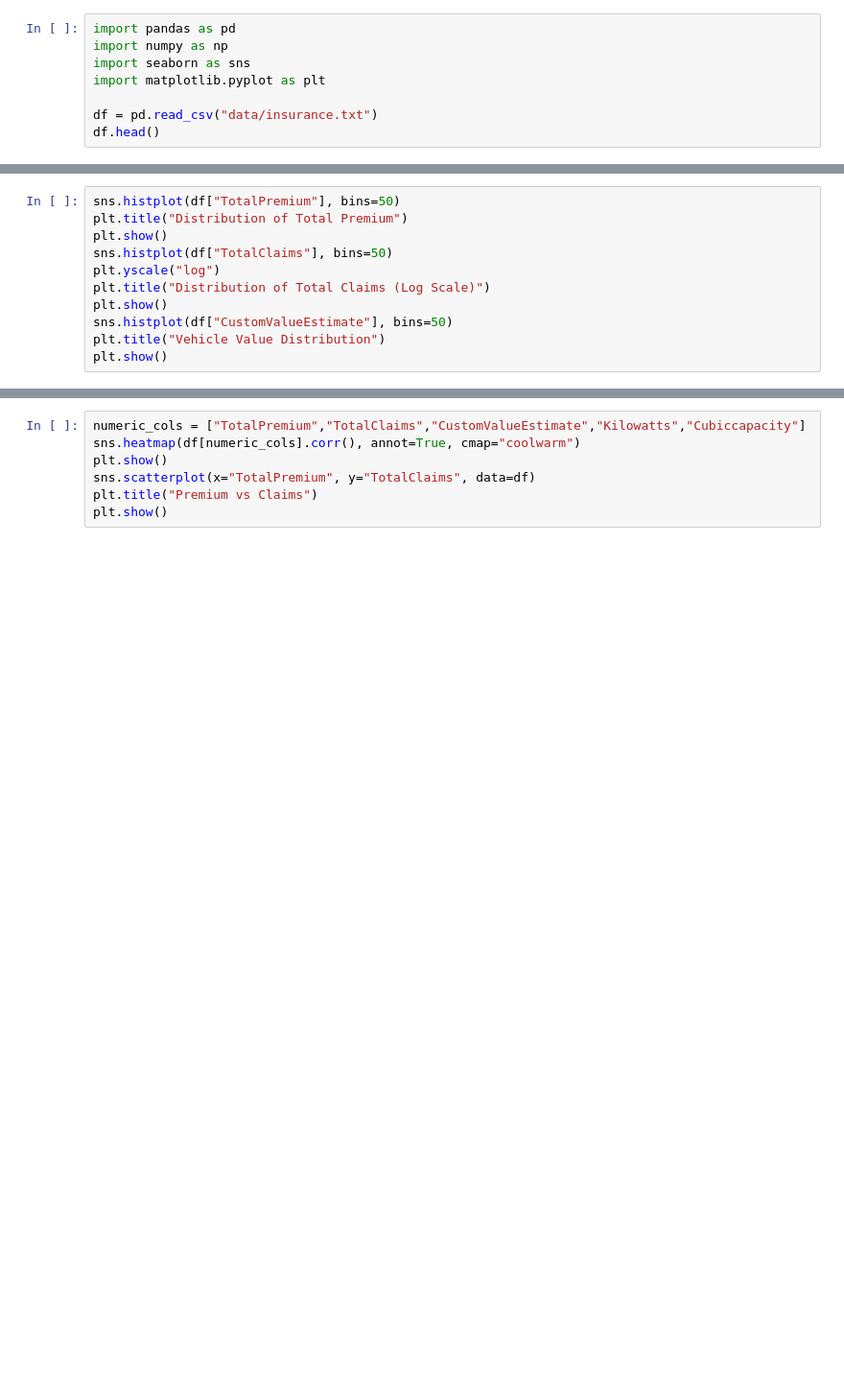
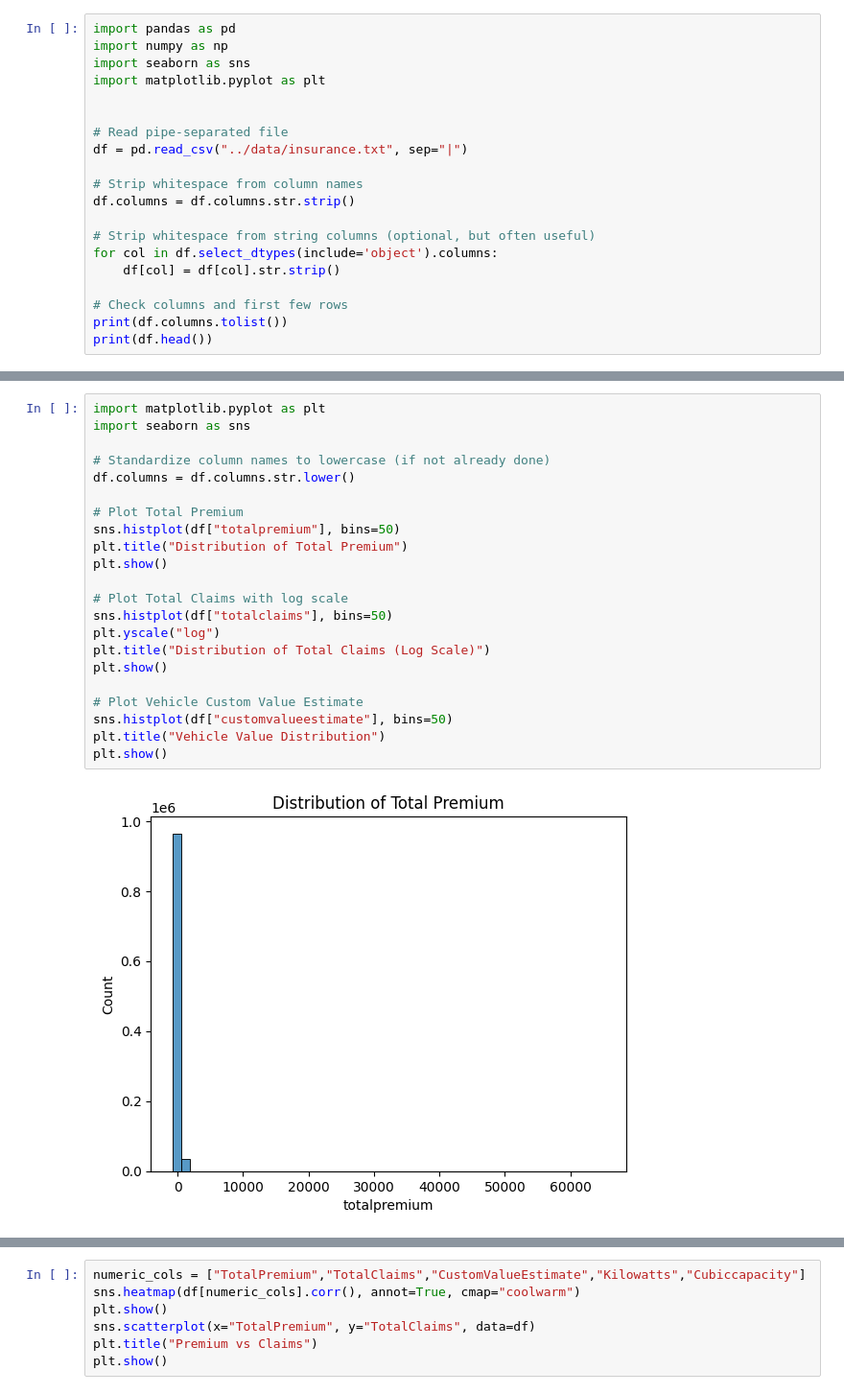
Before and after one commit to blienmoges/acis-risk, a Jupyter notebook: notebooks/eda_overview.ipynb, the cells around one changed output, grey strips where cells are left out. Shown at 96% size. Drawn from its saved outputs; the diff is of its cells as text; blank space fills up the shorter version.

```diff
--- a/notebooks/eda_overview.ipynb
+++ b/notebooks/eda_overview.ipynb
@@ -4,6 +4,18 @@ import numpy as np
 import seaborn as sns
 import matplotlib.pyplot as plt
 
-df = pd.read_csv("data/insurance.txt")
-df.head()
+
+# Read pipe-separated file
+df = pd.read_csv("../data/insurance.txt", sep="|")
+
+# Strip whitespace from column names
+df.columns = df.columns.str.strip()
+
+# Strip whitespace from string columns (optional, but often useful)
+for col in df.select_dtypes(include='object').columns:
+    df[col] = df[col].str.strip()
+
+# Check columns and first few rows
+print(df.columns.tolist())
+print(df.head())
 # %% [output]
@@ -52,11 +160,24 @@ loss_by_vehicle.sort_values("LossRatio", ascending=False)
 # %%
-sns.histplot(df["TotalPremium"], bins=50)
+import matplotlib.pyplot as plt
+import seaborn as sns
+
+# Standardize column names to lowercase (if not already done)
+df.columns = df.columns.str.lower()
+
+# Plot Total Premium
+sns.histplot(df["totalpremium"], bins=50)
 plt.title("Distribution of Total Premium")
 plt.show()
-sns.histplot(df["TotalClaims"], bins=50)
+
+# Plot Total Claims with log scale
+sns.histplot(df["totalclaims"], bins=50)
 plt.yscale("log")
 plt.title("Distribution of Total Claims (Log Scale)")
 plt.show()
-sns.histplot(df["CustomValueEstimate"], bins=50)
+
+# Plot Vehicle Custom Value Estimate
+sns.histplot(df["customvalueestimate"], bins=50)
 plt.title("Vehicle Value Distribution")
 plt.show()
+# %% [output]
+[figure, added]
```
Also changed, not shown: parts of 10 cells of this notebook.
